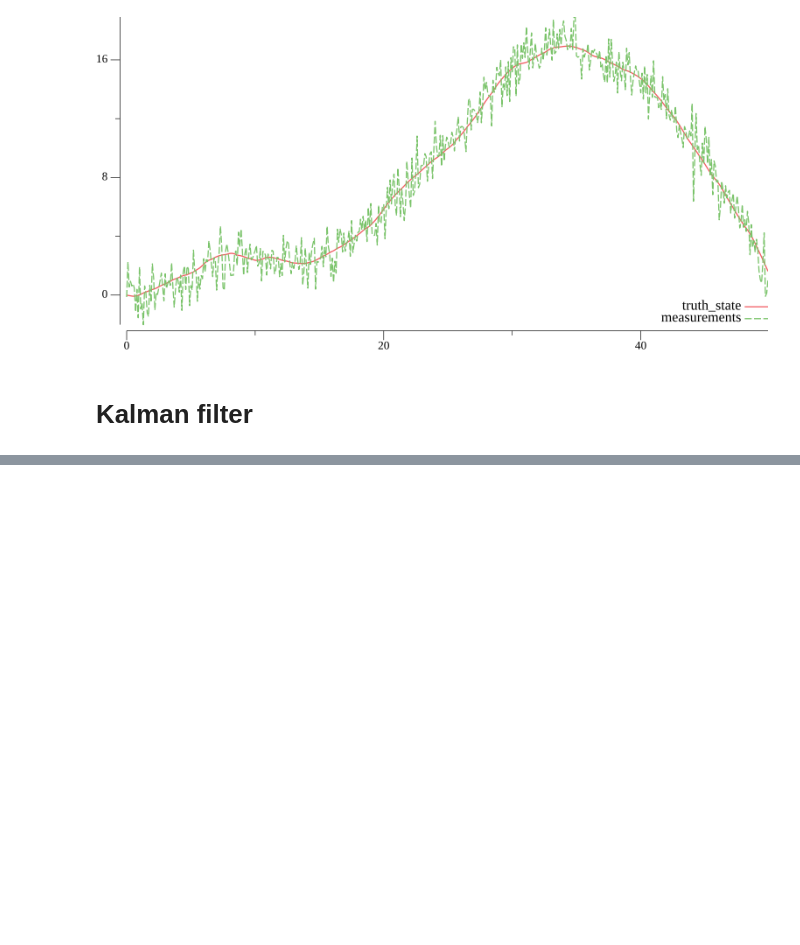
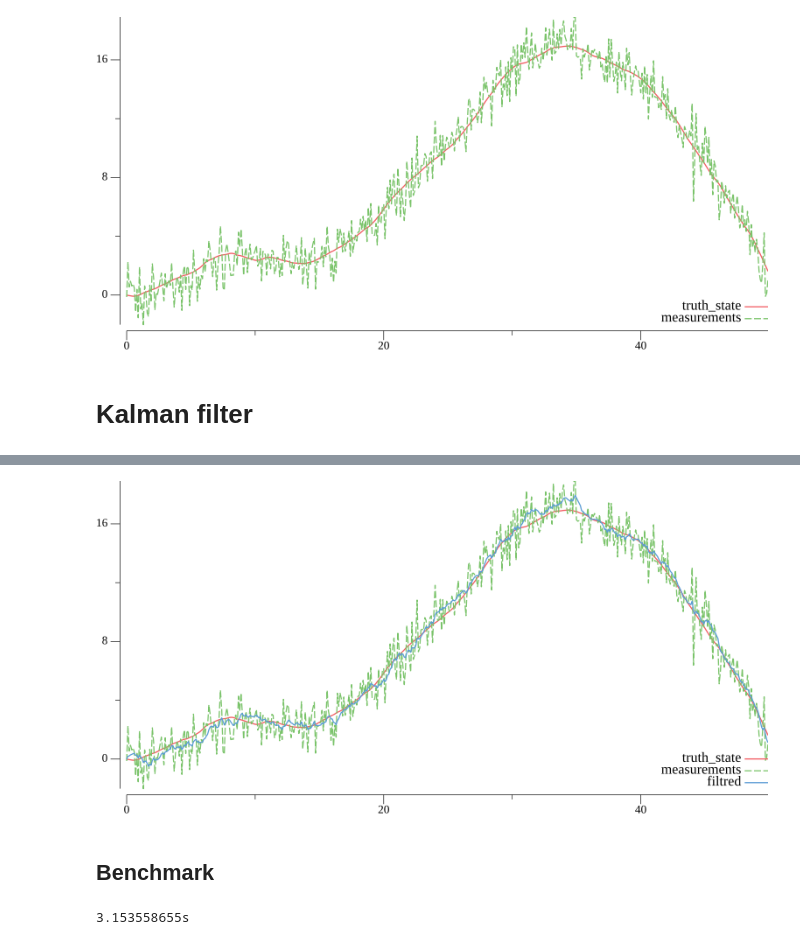
Before and after one commit to MisterMap/go-kalman-filter, a Jupyter notebook: notebook/kalman_filter.ipynb, the cells around one changed output, grey strips where cells are left out. Cells and saved outputs as stored; diff of their text form; code cells hidden in the pictures; blank space fills up the shorter version.

Commit message:
Finish kalman filter

```diff
--- a/notebook/kalman_filter.ipynb
+++ b/notebook/kalman_filter.ipynb
@@ -92,0 +93,35 @@ ERROR: mat: dimension mismatch
+# %%
+p := plot.New()
+
+var stateXYs plotter.XYs
+var measurementXYs plotter.XYs
+var filtredXYs plotter.XYs
+
+for i, _ := range(states) {
+    stateXYs = append(stateXYs, plotter.XY{times[i], states[i].AtVec(0)})
+    measurementXYs = append(measurementXYs, plotter.XY{times[i], measurements[i].AtVec(0)})
+    filtredXYs = append(filtredXYs, plotter.XY{times[i], result[i].State.AtVec(0)})
+}
+
+plotutil.DefaultDashes[2] = []vg.Length{}
+
+plotutil.AddLines(p,
+                  "truth_state", stateXYs,
+                  "measurements", measurementXYs,
+                  "filtred", filtredXYs)
+displayPlot(p)
+# %% [output]
+[figure, added]
+# %% [markdown]
+## Benchmark
+# %%
+start := time.Now()
+n := 1000
+// n := 1
+for i := 0; i < n; i++ {
+    result := filter.FilterStates(measurements, initialState)
+}
+t := time.Now()
+t.Sub(start)
+# %% [output]
+3.153558655s
```
Also changed, not shown: parts of 4 cells of this notebook, 2 other files.
